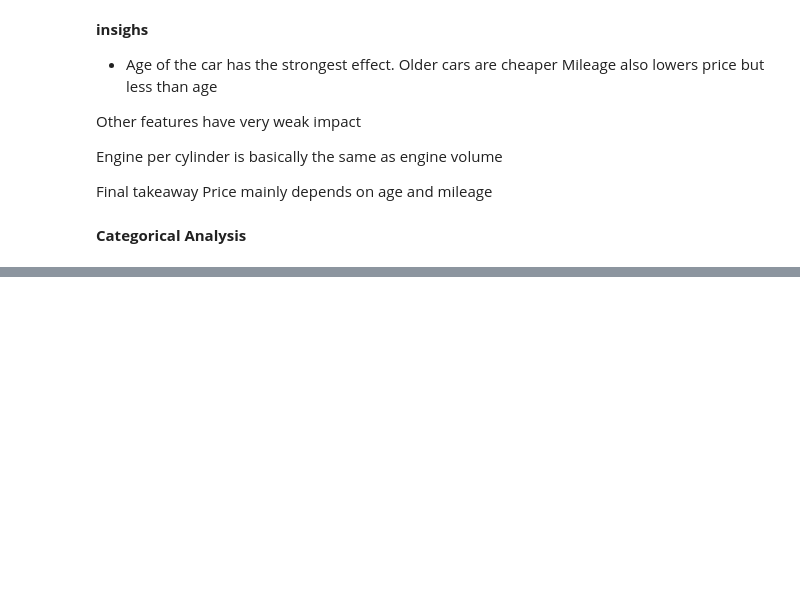
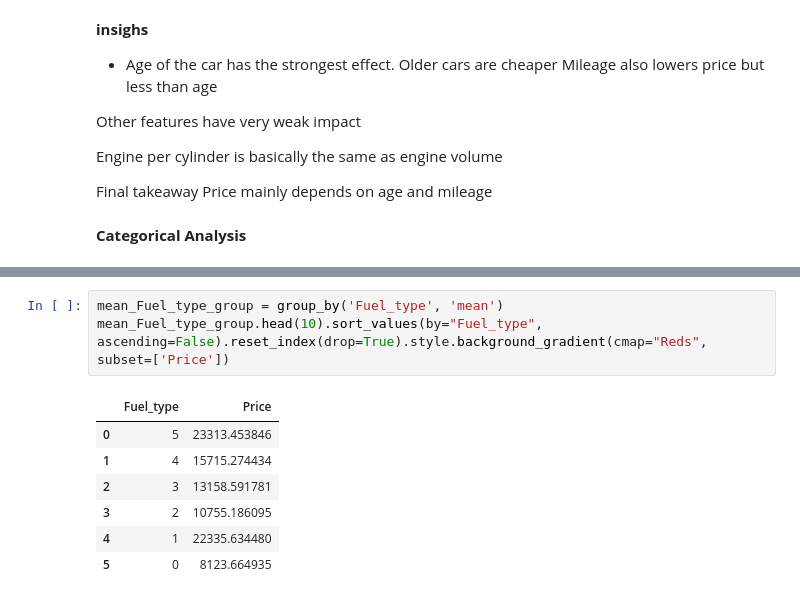
Before and after one commit to Amany-Ibrahim-1510/-car_price_prediction-, a Jupyter notebook: notebooks/eda.ipynb, the cells around one changed output, grey strips where cells are left out. Saved outputs shown, nothing was run; the diff lists cells and outputs as text; blank space fills up the shorter version.

```diff
--- a/notebooks/eda.ipynb
+++ b/notebooks/eda.ipynb
@@ -843,0 +870,11 @@ Unique value counts: 4038
+# %%
+mean_Fuel_type_group = group_by('Fuel_type', 'mean')
+mean_Fuel_type_group.head(10).sort_values(by="Fuel_type", ascending=False).reset_index(drop=True).style.background_gradient(cmap="Reds", subset=['Price'])
+# %% [output]
+|  | Fuel_type | Price |
+| 0 | 5 | 23313.453846 |
+| 1 | 4 | 15715.274434 |
+| 2 | 3 | 13158.591781 |
+| 3 | 2 | 10755.186095 |
+| 4 | 1 | 22335.634480 |
+| 5 | 0 | 8123.664935 |
```
Also changed, not shown: parts of 16 cells of this notebook.
